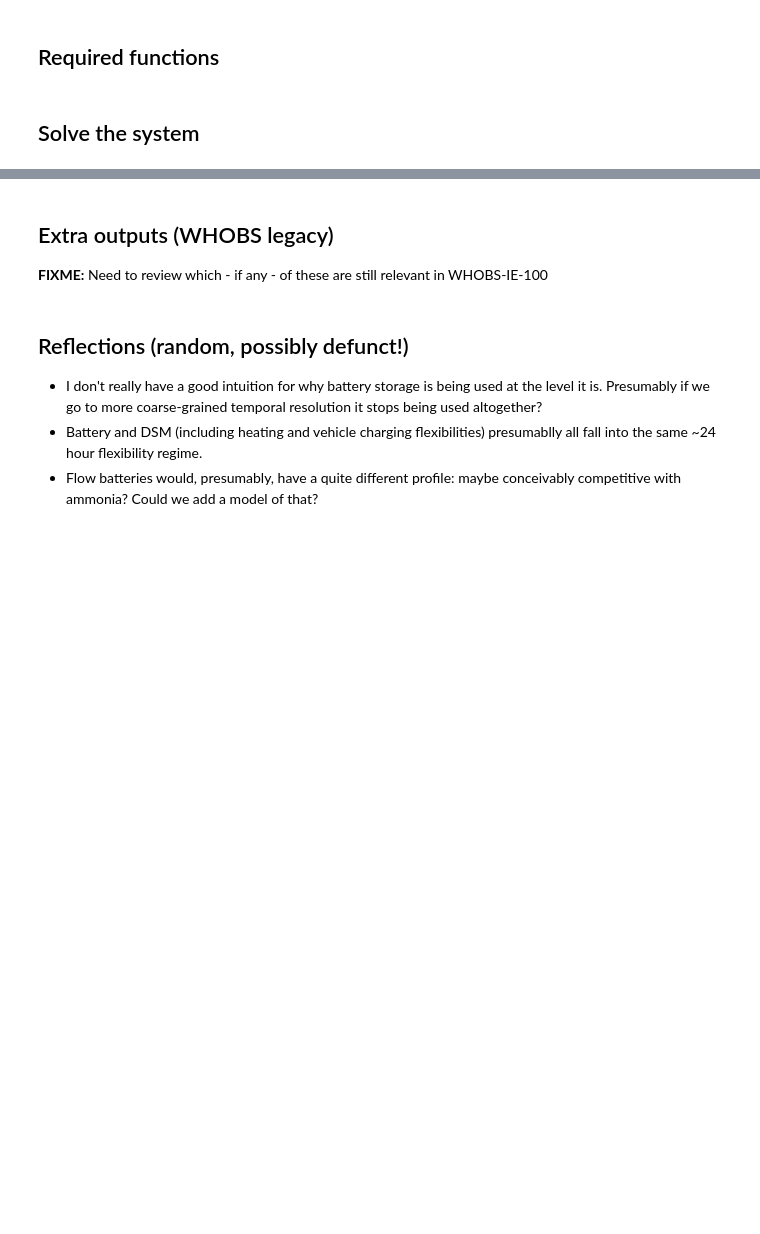
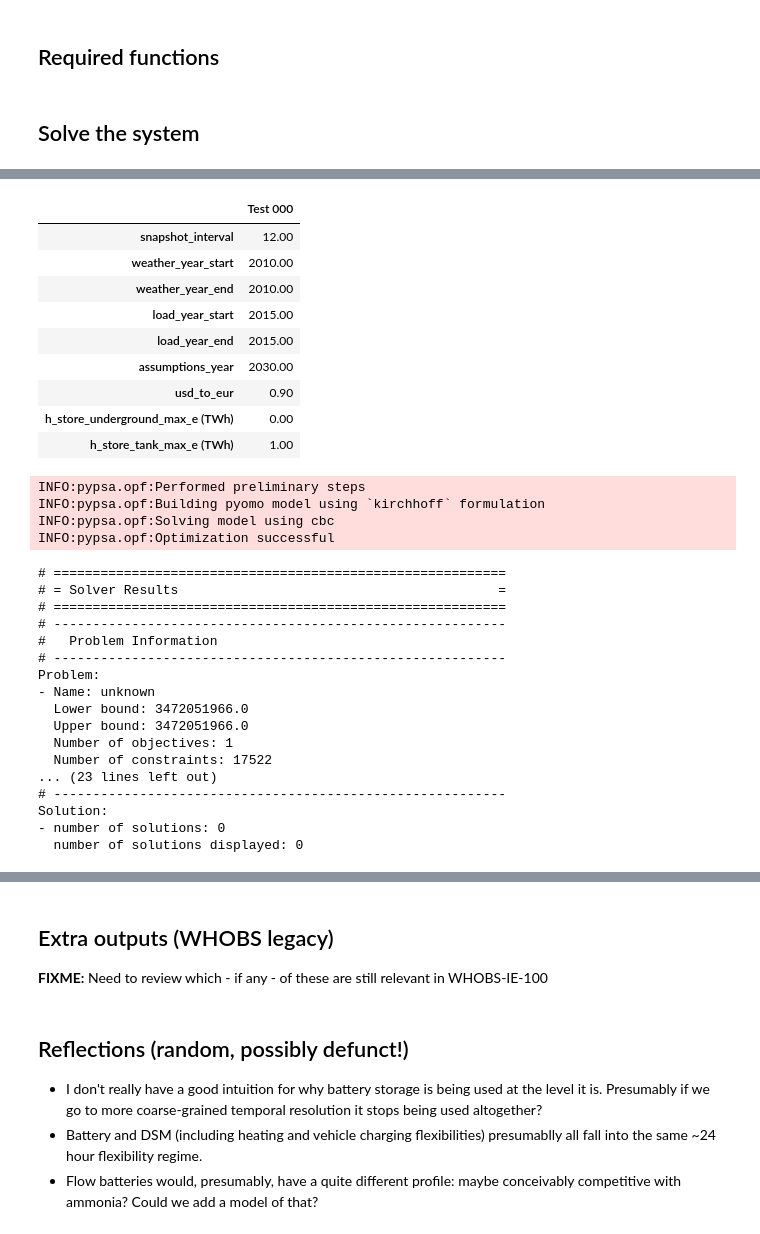
Before and after one commit to bmcmullin/SWIS-100-IE, a Jupyter notebook: run_single_simulation.ipynb, the cells around one changed output, grey strips where cells are left out. Drawn from its saved outputs; the diff is of its cells as text; code cells hidden in the pictures; blank space fills up the shorter version.

```diff
--- a/run_single_simulation.ipynb
+++ b/run_single_simulation.ipynb
@@ -145,7 +145,7 @@ solar_pv_csv_url = r_ninja_base_url + solar_pv_csv_file
 #read in renewables.ninja solar time series
 solar_pu_raw = pd.read_csv(solar_pv_csv_url,
                        index_col=0,parse_dates=True)
-solar_pu = solar_pu_raw.resample(str(frequency)+"H").mean()
+solar_pu = solar_pu_raw.resample(str(snapshot_interval)+"H").mean()
 # %%
 #wind_zip_file = 'ninja_europe_wind_v1.1.zip'
 #wind_zip_url = r_ninja_base_url + wind_zip_file
@@ -156,7 +156,7 @@ wind_csv_url = r_ninja_base_url + wind_csv_file
 #read in renewables.ninja wind time series
 wind_pu_raw = pd.read_csv(wind_csv_url,
                        index_col=0,parse_dates=True)
-wind_pu = wind_pu_raw.resample(str(frequency)+"H").mean()
+wind_pu = wind_pu_raw.resample(str(snapshot_interval)+"H").mean()
 # %% [markdown]
 ## Read in and preprocess load variability data (via Ireland TSO, [EirGrid](http://www.eirgridgroup.com/))
 
@@ -182,7 +182,7 @@ The data will also be downsampled from 15-minute to hourly-resolution (via simpl
 # (i.e. uncomment one or the other of the following two statements).
 
 #eirgrid_base_url = "http://www.eirgridgroup.com/site-files/library/EirGrid/"
-eirgrid_base_url = "../eirgrid/"
+eirgrid_base_url = "eirgrid/"
 
 load_data_filename = "System-Data-Qtr-Hourly-2014-2015.xlsx"
 load_data_url = eirgrid_base_url + load_data_filename
@@ -628,0 +566,55 @@ run_stats
+# %%
+# Actually hardwired: ct='IE', wind dispatch priority,
+
+run_id = 'Test 000'
+
+# Note that pandas will tend to default to a float dtype throughout, even when an int is provided;
+# best coerce back to int on use, whenever needed, if important.
+run_configs.at['snapshot_interval', run_id] = snapshot_interval
+# Available year(s) for weather data: solar 1985-2015 inclusive, wind 1980-2016
+run_configs.at['weather_year_start', run_id] = 2010
+run_configs.at['weather_year_end', run_id] = 2010
+run_configs.at['load_year_start', run_id] = load_year_start
+run_configs.at['load_year_end', run_id] = load_year_end
+run_configs.at['assumptions_year', run_id] = 2030 # Used to select projected nominal cost
+run_configs.at['usd_to_eur', run_id] = 0.90
+run_configs.at['h_store_underground_max_e (TWh)', run_id] = 0.0
+run_configs.at['h_store_tank_max_e (TWh)', run_id] = 1.0
+
+
+display(run_configs)
+run_configs.dtypes
+
+network = solve_network(run_id)
+# %% [output]
+|  | Test 000 |
+| snapshot_interval | 12.00 |
+| weather_year_start | 2010.00 |
+| weather_year_end | 2010.00 |
+| load_year_start | 2015.00 |
+| load_year_end | 2015.00 |
+| assumptions_year | 2030.00 |
+| usd_to_eur | 0.90 |
+| h_store_underground_max_e (TWh) | 0.00 |
+| h_store_tank_max_e (TWh) | 1.00 |
+INFO:pypsa.opf:Performed preliminary steps
+INFO:pypsa.opf:Building pyomo model using `kirchhoff` formulation
+INFO:pypsa.opf:Solving model using cbc
+INFO:pypsa.opf:Optimization successful
+# ==========================================================
+# = Solver Results                                         =
+# ==========================================================
+# ----------------------------------------------------------
+#   Problem Information
+# ----------------------------------------------------------
+Problem:
+- Name: unknown
+  Lower bound: 3472051966.0
+  Upper bound: 3472051966.0
+  Number of objectives: 1
+  Number of constraints: 17522
+... (23 lines left out)
+# ----------------------------------------------------------
+Solution:
+- number of solutions: 0
+  number of solutions displayed: 0
```
Also changed, not shown: parts of 11 cells of this notebook.
